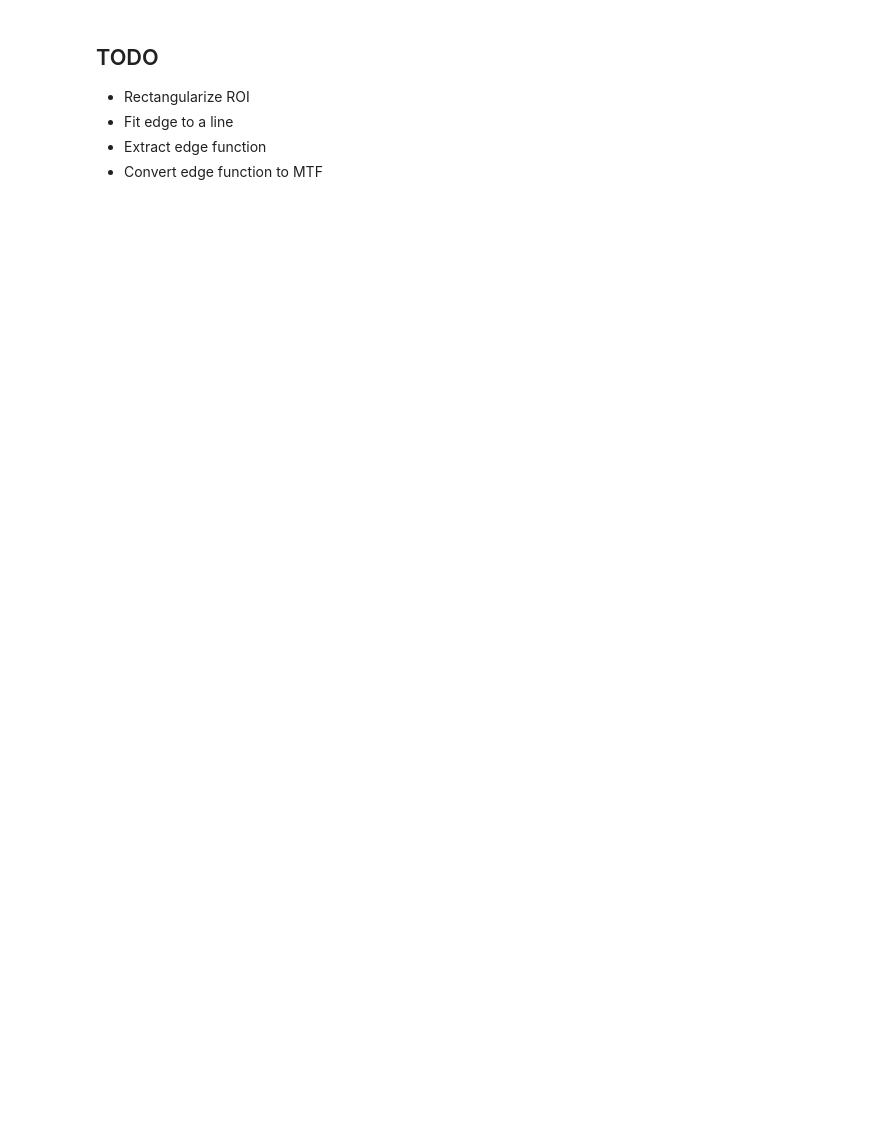
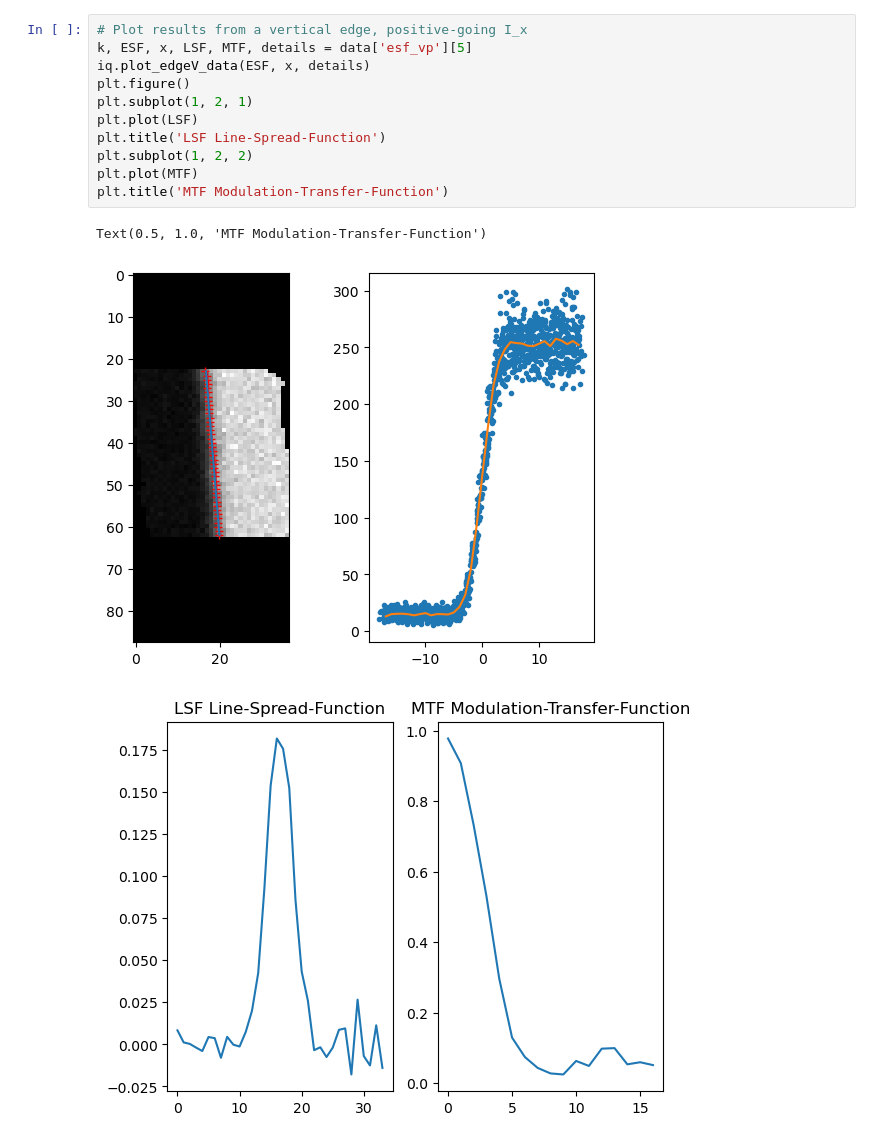
Before and after one commit to chriscannon9001/opticiq, a Jupyter notebook: docs/demoSlantEdgeIQ.ipynb, the cells around one changed output. Cells and saved outputs as stored; diff of their text form; blank space fills up the shorter version.

```diff
--- a/docs/demoSlantEdgeIQ.ipynb
+++ b/docs/demoSlantEdgeIQ.ipynb
@@ -47,7 +63,15 @@ roi_hn.plot_k(0, imG, keys=['ones', 'I_y', 'I0'])
-# %% [markdown]
-TODO
-----
-* Rectangularize ROI
-* Fit edge to a line
-* Extract edge function
-* Convert edge function to MTF
+# %%
+# Plot results from a vertical edge, positive-going I_x
+k, ESF, x, LSF, MTF, details = data['esf_vp'][5]
+iq.plot_edgeV_data(ESF, x, details)
+plt.figure()
+plt.subplot(1, 2, 1)
+plt.plot(LSF)
+plt.title('LSF Line-Spread-Function')
+plt.subplot(1, 2, 2)
+plt.plot(MTF)
+plt.title('MTF Modulation-Transfer-Function')
+# %% [output]
+Text(0.5, 1.0, 'MTF Modulation-Transfer-Function')
+[figure, added]
+[figure, added]
```
Also changed, not shown: parts of 8 cells of this notebook, 3 other files.
